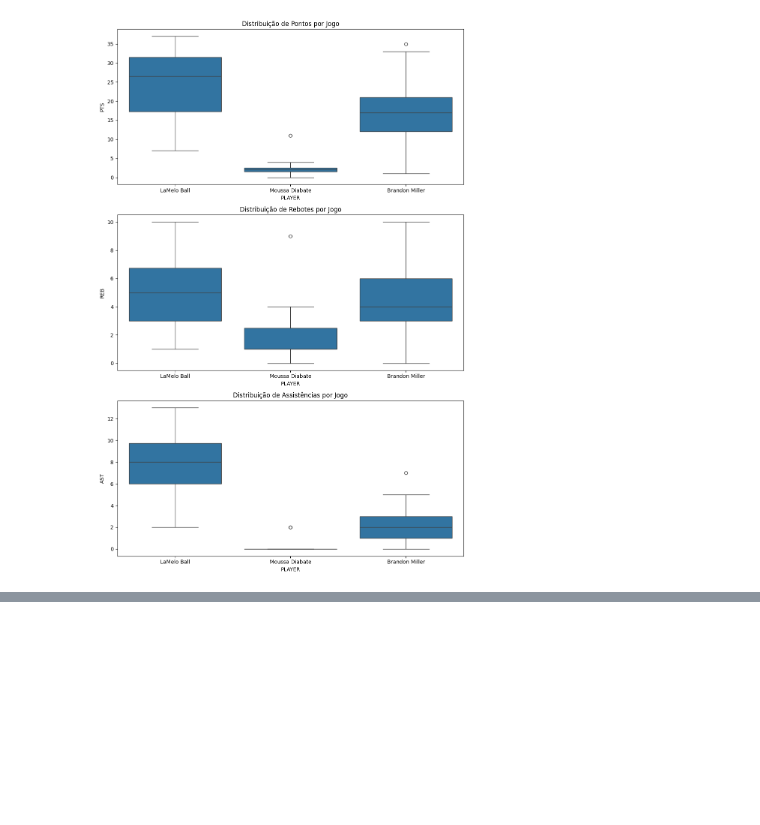
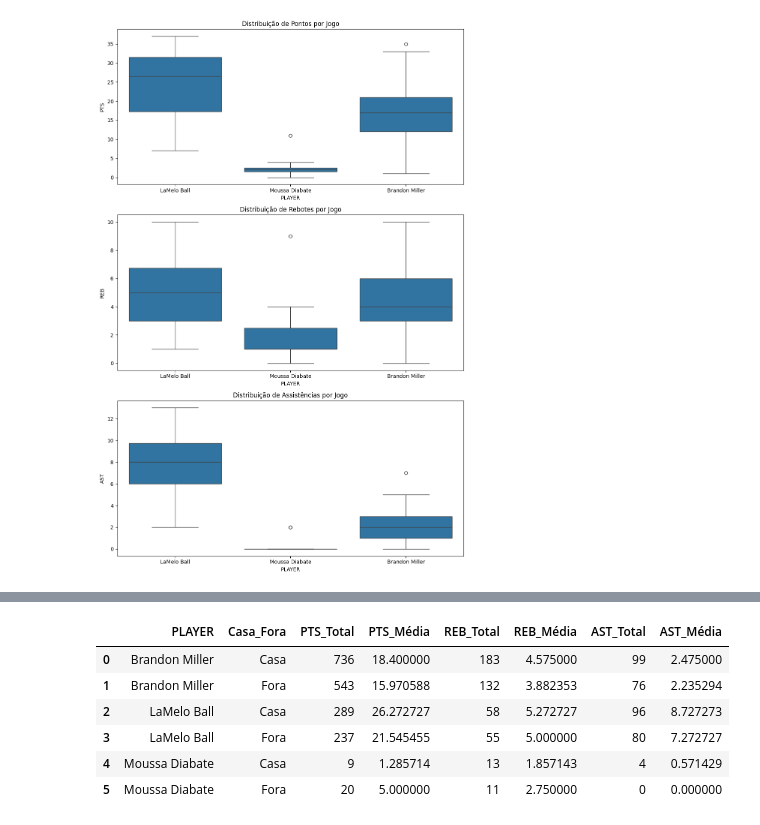
Before and after one commit to genarioazevedoufape/preditor_jogos_nba, a Jupyter notebook: EDA/eda_parte_2.ipynb, the cells around one changed output, grey strips where cells are left out. Cells and saved outputs as stored; diff of their text form; code cells hidden in the pictures; blank space fills up the shorter version.

Commit message:
Analisando pontos dos jogadores em casa e fora

```diff
--- a/EDA/eda_parte_2.ipynb
+++ b/EDA/eda_parte_2.ipynb
@@ -567,0 +576,7 @@ plt.show()
+# %%
+# Criando a coluna 'Casa_Fora' baseada na coluna 'MATCHUP'
+df["Casa_Fora"] = df["MATCHUP"].apply(lambda x: "Fora" if "@" in x else "Casa")
+
+# Contagem total de jogos dentro e fora de casa
+df_casa_fora = df.groupby(["PLAYER", "Casa_Fora"]).size().reset_index(name="Quantidade de jogos")
+df_casa_fora
@@ -567,0 +591,19 @@ plt.show()
+# %%
+# Agrupando os dados por jogador e local do jogo (casa/fora)
+df_stats_casa_fora = df.groupby(["PLAYER", "Casa_Fora"])[["PTS", "REB", "AST"]].agg(["sum", "mean"])
+
+# Renomeando as colunas para melhor visualização
+df_stats_casa_fora.columns = ["PTS_Total", "PTS_Média", "REB_Total", "REB_Média", "AST_Total", "AST_Média"]
+
+# Resetando o índice para transformar os índices em colunas
+df_stats_casa_fora.reset_index(inplace=True)
+
+df_stats_casa_fora
+# %% [output]
+|  | PLAYER | Casa_Fora | PTS_Total | PTS_Média | REB_Total | REB_Média | AST_Total | AST_Média |
+| 0 | Brandon Miller | Casa | 736 | 18.400000 | 183 | 4.575000 | 99 | 2.475000 |
+| 1 | Brandon Miller | Fora | 543 | 15.970588 | 132 | 3.882353 | 76 | 2.235294 |
+| 2 | LaMelo Ball | Casa | 289 | 26.272727 | 58 | 5.272727 | 96 | 8.727273 |
+| 3 | LaMelo Ball | Fora | 237 | 21.545455 | 55 | 5.000000 | 80 | 7.272727 |
+| 4 | Moussa Diabate | Casa | 9 | 1.285714 | 13 | 1.857143 | 4 | 0.571429 |
+| 5 | Moussa Diabate | Fora | 20 | 5.000000 | 11 | 2.750000 | 0 | 0.000000 |
```
Also changed, not shown: parts of 2 cells of this notebook.
